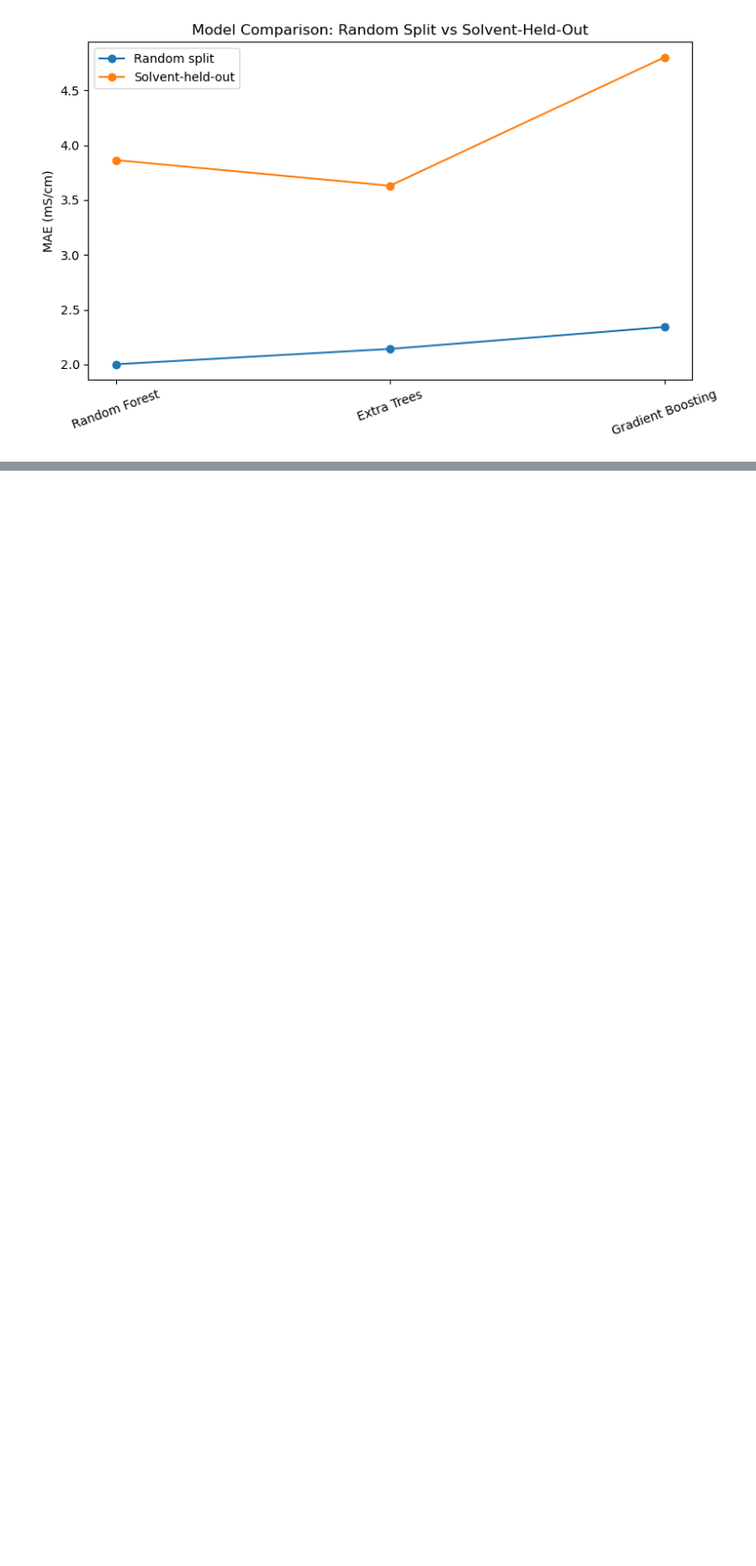
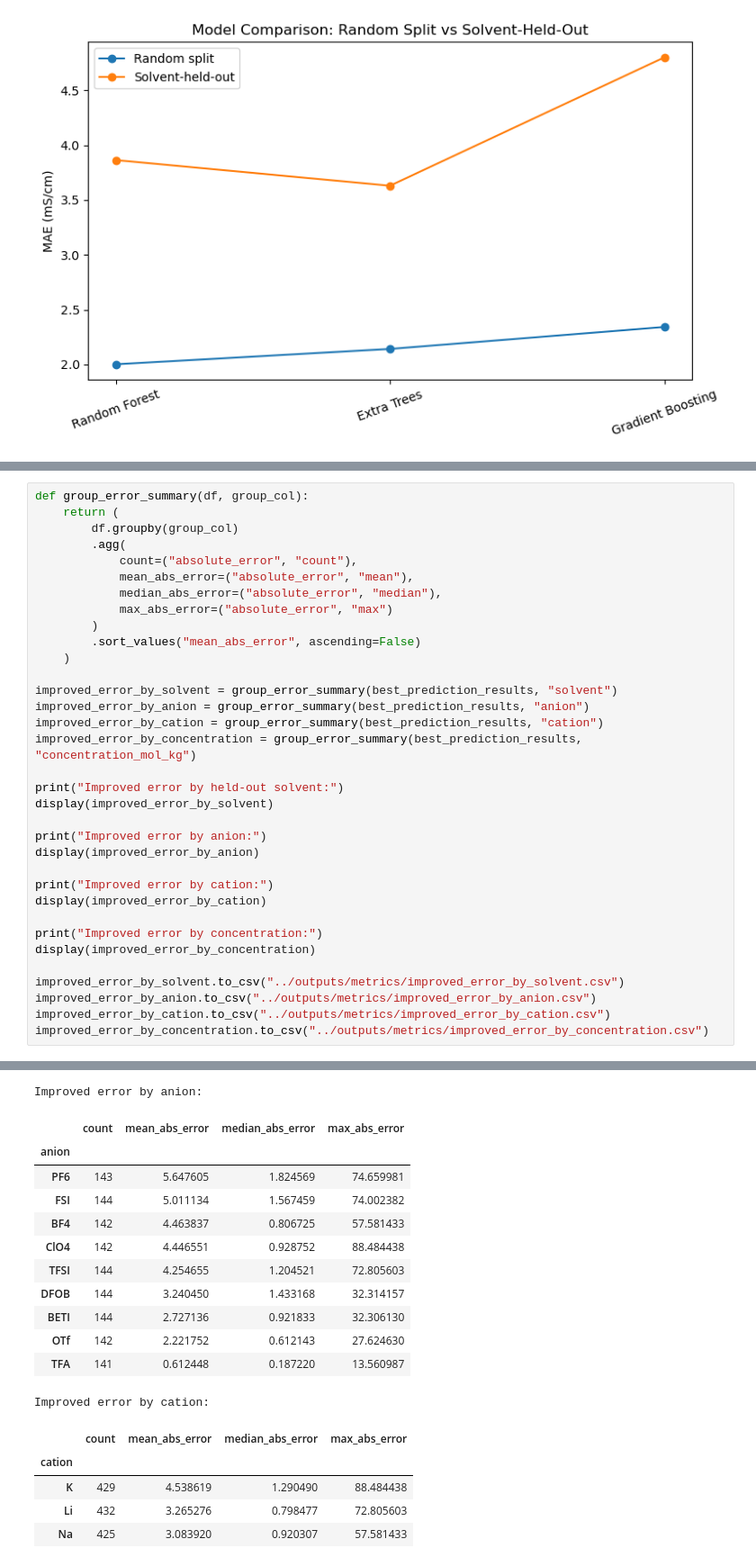
Before and after one commit to AJ-IITI/ML-Guided-Discovery-of-High-Performance-Electrolyte, a Jupyter notebook: notebooks/02_improved_conductivity_prediction.ipynb, the cells around one changed output, grey strips where cells are left out. Shown at 90% size. Cells and saved outputs as stored; diff of their text form; blank space fills up the shorter version.

```diff
--- a/notebooks/02_improved_conductivity_prediction.ipynb
+++ b/notebooks/02_improved_conductivity_prediction.ipynb
@@ -369,0 +510,35 @@ plt.show()
+# %%
+def group_error_summary(df, group_col):
+    return (
+        df.groupby(group_col)
+        .agg(
+            count=("absolute_error", "count"),
+            mean_abs_error=("absolute_error", "mean"),
+            median_abs_error=("absolute_error", "median"),
+            max_abs_error=("absolute_error", "max")
+        )
+        .sort_values("mean_abs_error", ascending=False)
+    )
+
+improved_error_by_solvent = group_error_summary(best_prediction_results, "solvent")
+improved_error_by_anion = group_error_summary(best_prediction_results, "anion")
+improved_error_by_cation = group_error_summary(best_prediction_results, "cation")
+improved_error_by_concentration = group_error_summary(best_prediction_results, "concentration_mol_kg")
+
+print("Improved error by held-out solvent:")
+display(improved_error_by_solvent)
+
+print("Improved error by anion:")
+display(improved_error_by_anion)
+
+print("Improved error by cation:")
+display(improved_error_by_cation)
+
+print("Improved error by concentration:")
+display(improved_error_by_concentration)
+
+improved_error_by_solvent.to_csv("../outputs/metrics/improved_error_by_solvent.csv")
+improved_error_by_anion.to_csv("../outputs/metrics/improved_error_by_anion.csv")
+improved_error_by_cation.to_csv("../outputs/metrics/improved_error_by_cation.csv")
+improved_error_by_concentration.to_csv("../outputs/metrics/improved_error_by_concentration.csv")
+# %% [output]
@@ -369,0 +554,18 @@ plt.show()
+Improved error by anion:
+|  | count | mean_abs_error | median_abs_error | max_abs_error |
+| anion |  |  |  |  |
+| PF6 | 143 | 5.647605 | 1.824569 | 74.659981 |
+| FSI | 144 | 5.011134 | 1.567459 | 74.002382 |
+| BF4 | 142 | 4.463837 | 0.806725 | 57.581433 |
+| ClO4 | 142 | 4.446551 | 0.928752 | 88.484438 |
+| TFSI | 144 | 4.254655 | 1.204521 | 72.805603 |
+| DFOB | 144 | 3.240450 | 1.433168 | 32.314157 |
+| BETI | 144 | 2.727136 | 0.921833 | 32.306130 |
+| OTf | 142 | 2.221752 | 0.612143 | 27.624630 |
+| TFA | 141 | 0.612448 | 0.187220 | 13.560987 |
+Improved error by cation:
+|  | count | mean_abs_error | median_abs_error | max_abs_error |
+| cation |  |  |  |  |
+| K | 429 | 4.538619 | 1.290490 | 88.484438 |
+| Li | 432 | 3.265276 | 0.798477 | 72.805603 |
+| Na | 425 | 3.083920 | 0.920307 | 57.581433 |
```
Also changed, not shown: parts of 6 cells of this notebook, 9 other files.
